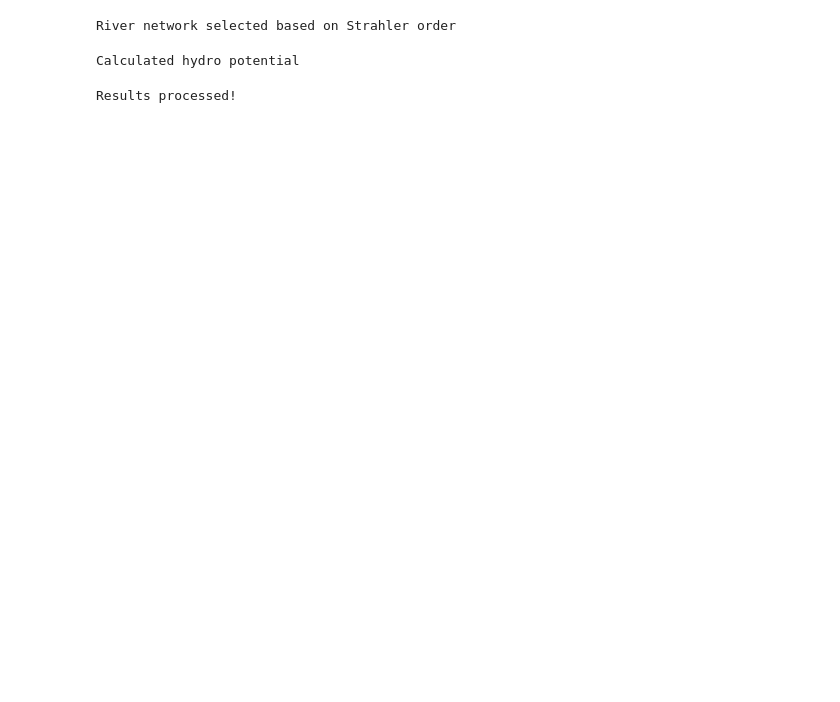
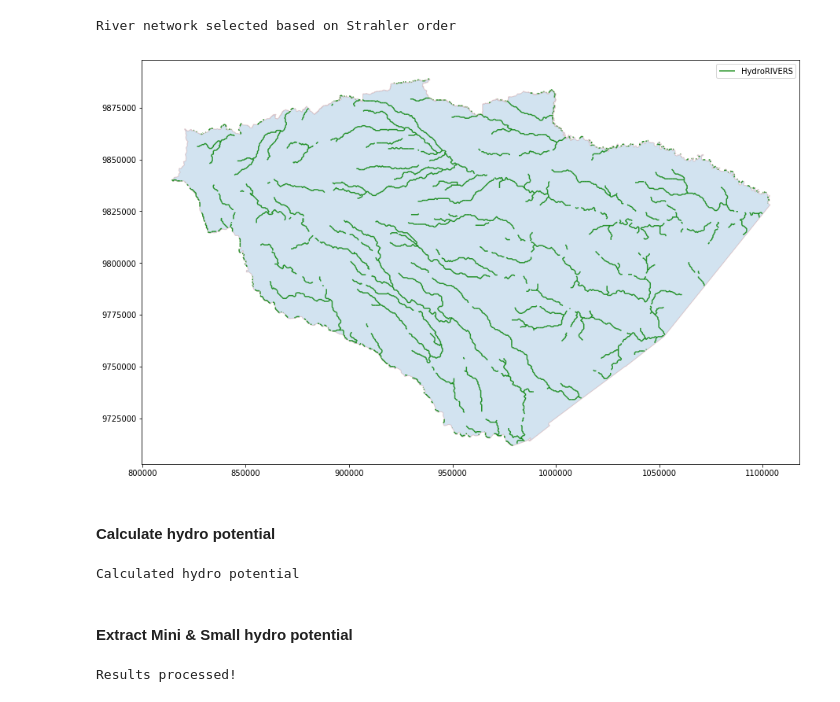
Before and after one commit to MarioSigner/hydronetworks, a Jupyter notebook: example.ipynb, the cells around one changed output. Saved outputs shown, nothing was run; the diff lists cells and outputs as text; code cells hidden in the pictures; blank space fills up the shorter version.

```diff
--- a/example.ipynb
+++ b/example.ipynb
@@ -44,11 +86,13 @@ net.river_selection(3.0)
 # %% [output]
 River network selected based on Strahler order
 # %%
-#fig, ax = plt.subplots(figsize=(15, 15))
-#net.admin.plot(ax=ax, edgecolor='brown', alpha=0.2)
-#net.rivers.plot(ax=ax, color='green', edgecolor='none', figsize=(20, 20), alpha=0.8, label='HydroRIVERS')
-#ax.set_aspect('equal', 'box')
-#leg = ax.legend()
-#
-## Save plot as figure
-##plt.savefig('xxx.png', bbox_inches='tight')
+fig, ax = plt.subplots(figsize=(15, 15))
+net.admin.plot(ax=ax, edgecolor='brown', alpha=0.2)
+net.rivers.plot(ax=ax, color='green', edgecolor='none', figsize=(20, 20), alpha=0.8, label='HydroRIVERS')
+ax.set_aspect('equal', 'box')
+leg = ax.legend()
+
+# Save plot as figure
+#plt.savefig('xxx.png', bbox_inches='tight')
+# %% [output]
+[figure, added]
@@ -64,7 +99,11 @@ River network selected based on Strahler order
+# %% [markdown]
+#### Calculate hydro potential
 # %%
 net.calculate_hydro(interval=1000, head_distance=500, get_range=False)
 # %% [output]
 Calculated hydro potential
+# %% [markdown]
+#### Extract Mini & Small hydro potential
 # %%
 net.result_processor()
 # %% [output]
```
Also changed, not shown: parts of 37 cells of this notebook, 17 other files.
